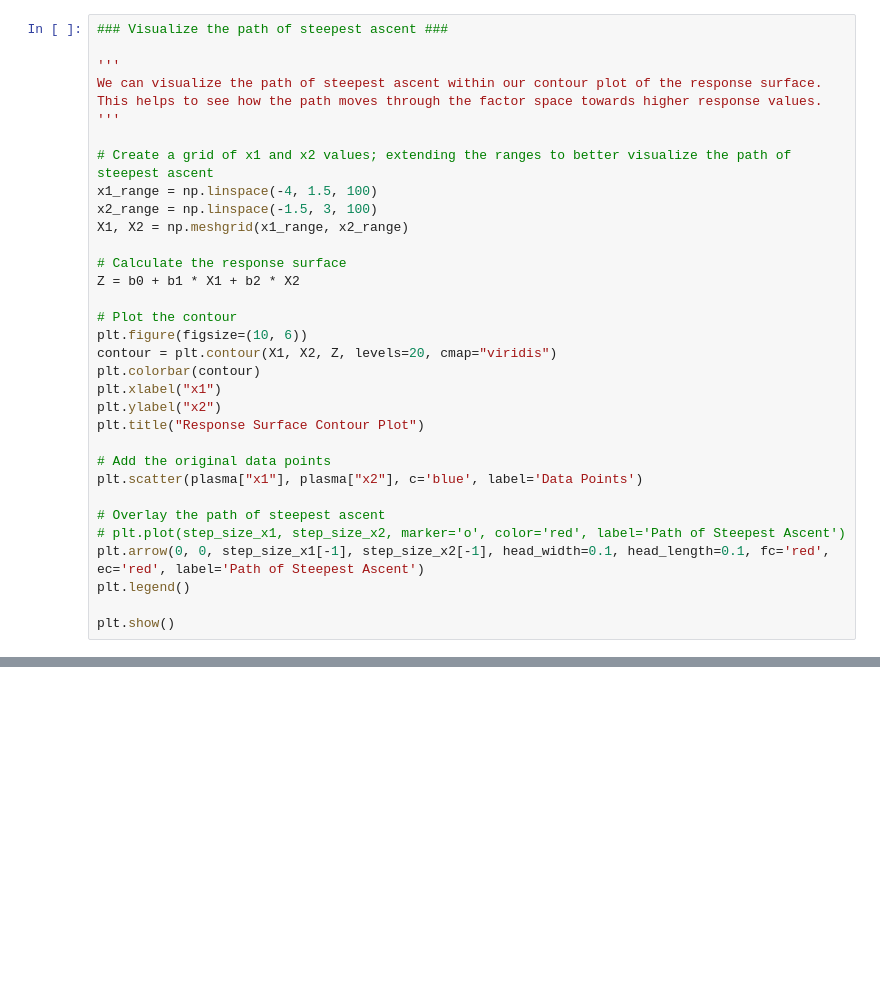
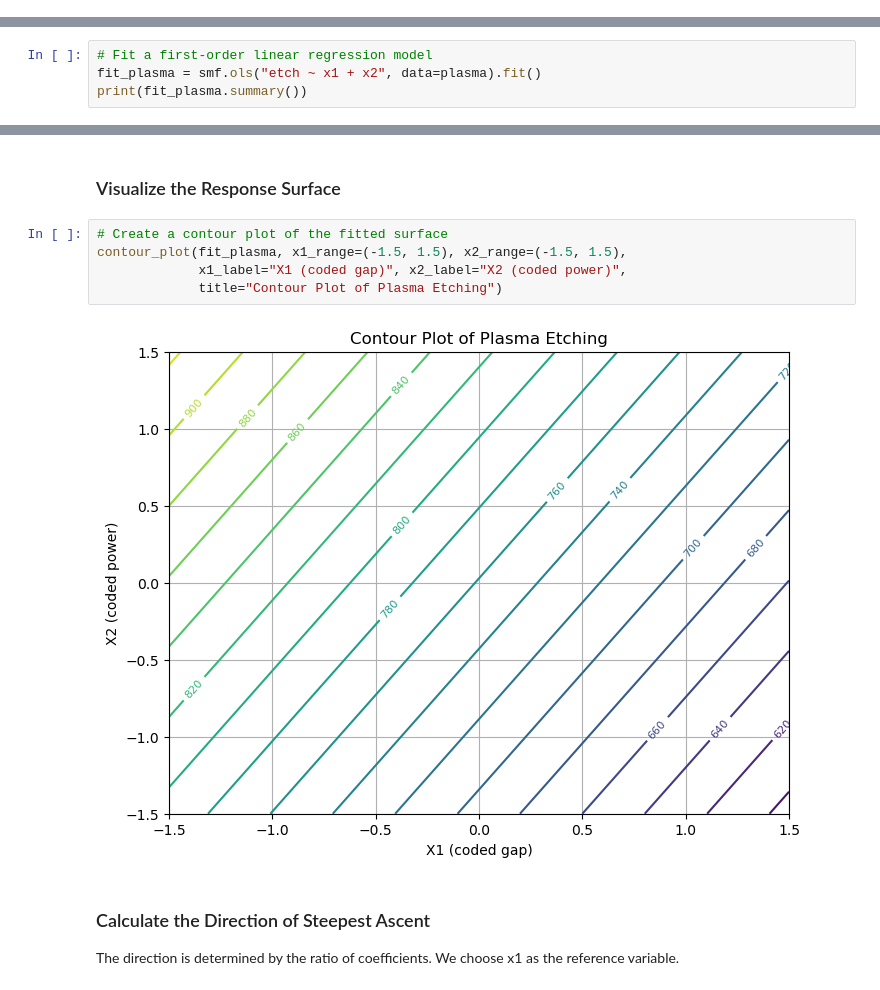
Before and after one commit to MarcelButschle/YouTube, a Jupyter notebook: path-of-steepest-ascent/path-of-steepest-ascent.ipynb, the cells around one changed output, grey strips where cells are left out. Drawn from its saved outputs; the diff is of its cells as text; blank space fills up the shorter version.

Commit message:
Update: [Path of steepest ascent]

```diff
--- a/path-of-steepest-ascent/path-of-steepest-ascent.ipynb
+++ b/path-of-steepest-ascent/path-of-steepest-ascent.ipynb
@@ -159,33 +0,0 @@ step_size_x2 = slope_ratio * step_size_x1
-# %%
-### Visualize the path of steepest ascent ###
-
-'''
-We can visualize the path of steepest ascent within our contour plot of the response surface.
-This helps to see how the path moves through the factor space towards higher response values.
-'''
-
-# Create a grid of x1 and x2 values; extending the ranges to better visualize the path of steepest ascent
-x1_range = np.linspace(-4, 1.5, 100)
-x2_range = np.linspace(-1.5, 3, 100)
-X1, X2 = np.meshgrid(x1_range, x2_range)
-
-# Calculate the response surface
-Z = b0 + b1 * X1 + b2 * X2
-
-# Plot the contour
-plt.figure(figsize=(10, 6))
-contour = plt.contour(X1, X2, Z, levels=20, cmap="viridis")
-plt.colorbar(contour)
-plt.xlabel("x1")
-plt.ylabel("x2")
-plt.title("Response Surface Contour Plot")
-
-# Add the original data points
-plt.scatter(plasma["x1"], plasma["x2"], c='blue', label='Data Points')
-
-# Overlay the path of steepest ascent
-# plt.plot(step_size_x1, step_size_x2, marker='o', color='red', label='Path of Steepest Ascent')
-plt.arrow(0, 0, step_size_x1[-1], step_size_x2[-1], head_width=0.1, head_length=0.1, fc='red', ec='red', label='Path of Steepest Ascent')
-plt.legend()
-
-plt.show()
@@ -388,0 +235,4 @@ print(f"   Improvement: {path_df['Predicted_Rate'].iloc[-1] - path_df['Predicted
+# %%
+# Fit a first-order linear regression model
+fit_plasma = smf.ols("etch ~ x1 + x2", data=plasma).fit()
+print(fit_plasma.summary())
@@ -388,0 +257,13 @@ print(f"   Improvement: {path_df['Predicted_Rate'].iloc[-1] - path_df['Predicted
+# %% [markdown]
+### Visualize the Response Surface
+# %%
+# Create a contour plot of the fitted surface
+contour_plot(fit_plasma, x1_range=(-1.5, 1.5), x2_range=(-1.5, 1.5),
+             x1_label="X1 (coded gap)", x2_label="X2 (coded power)",
+             title="Contour Plot of Plasma Etching")
+# %% [output]
+[figure, added]
+# %% [markdown]
+### Calculate the Direction of Steepest Ascent
+
+The direction is determined by the ratio of coefficients. We choose x1 as the reference variable.
```
Also changed, not shown: parts of 50 cells of this notebook, 1 other file.
